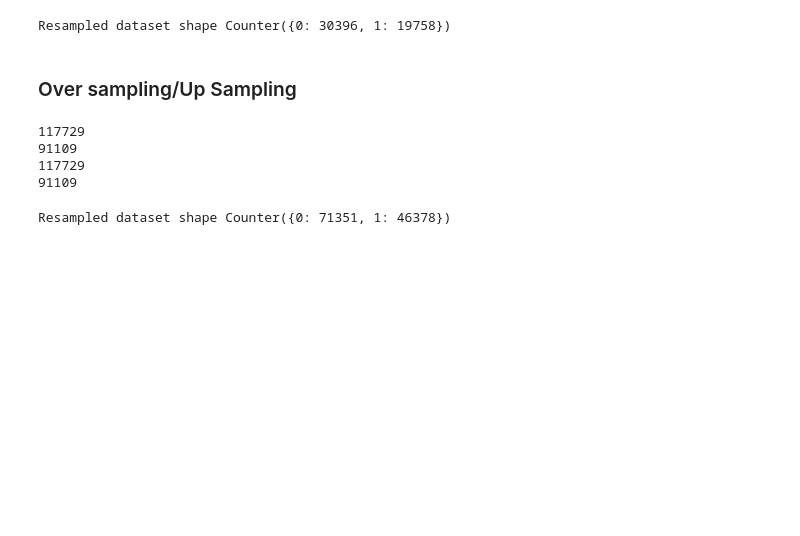
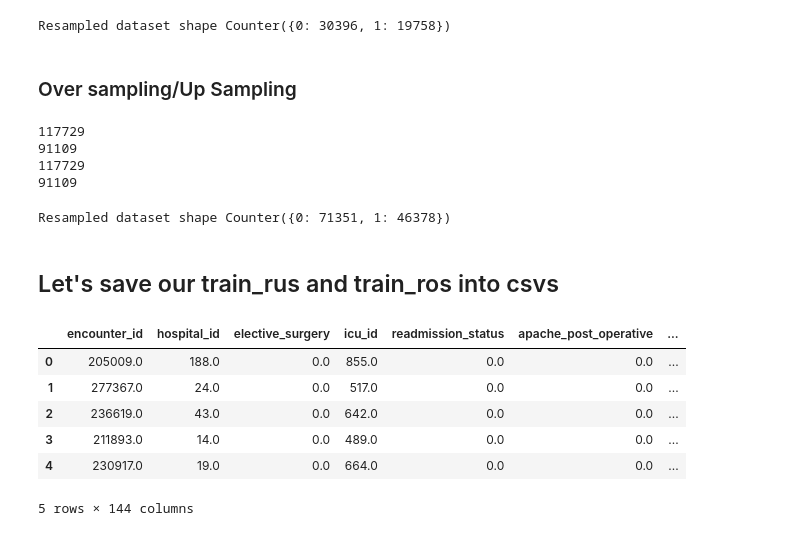
Before and after one commit to ml42322/WiDS2021, a Jupyter notebook: 07_train_test_split_standardize_and_balance.ipynb, the cells around one changed output. Saved outputs shown, nothing was run; the diff lists cells and outputs as text; code cells hidden in the pictures; blank space fills up the shorter version.

```diff
--- a/07_train_test_split_standardize_and_balance.ipynb
+++ b/07_train_test_split_standardize_and_balance.ipynb
@@ -175,3 +175,23 @@ print(len(y_train))
 print('Resampled dataset shape %s' % Counter(y_ros))
 # %% [output]
 Resampled dataset shape Counter({0: 71351, 1: 46378})
+# %% [markdown]
+## Let's save our train_rus and train_ros into csvs
+# %%
+train_X_rus = pd.DataFrame(X_rus)
+train_y_rus = pd.DataFrame(y_rus)
+# %%
+train_X_rus.columns = df.columns[:143]
+train_y_rus.columns = ['diabetes_mellitus']
+# %%
+train_rus = pd.merge(train_X_rus, train_y_rus, left_index=True, right_index=True)
+# %%
+train_rus.head()
+# %% [output]
+|  | encounter_id | hospital_id | elective_surgery | icu_id | readmission_status | apache_post_operative | ... |
+| 0 | 205009.0 | 188.0 | 0.0 | 855.0 | 0.0 | 0.0 | ... |
+| 1 | 277367.0 | 24.0 | 0.0 | 517.0 | 0.0 | 0.0 | ... |
+| 2 | 236619.0 | 43.0 | 0.0 | 642.0 | 0.0 | 0.0 | ... |
+| 3 | 211893.0 | 14.0 | 0.0 | 489.0 | 0.0 | 0.0 | ... |
+| 4 | 230917.0 | 19.0 | 0.0 | 664.0 | 0.0 | 0.0 | ... |
+5 rows × 144 columns
```
Also changed, not shown: parts of 12 cells of this notebook.
